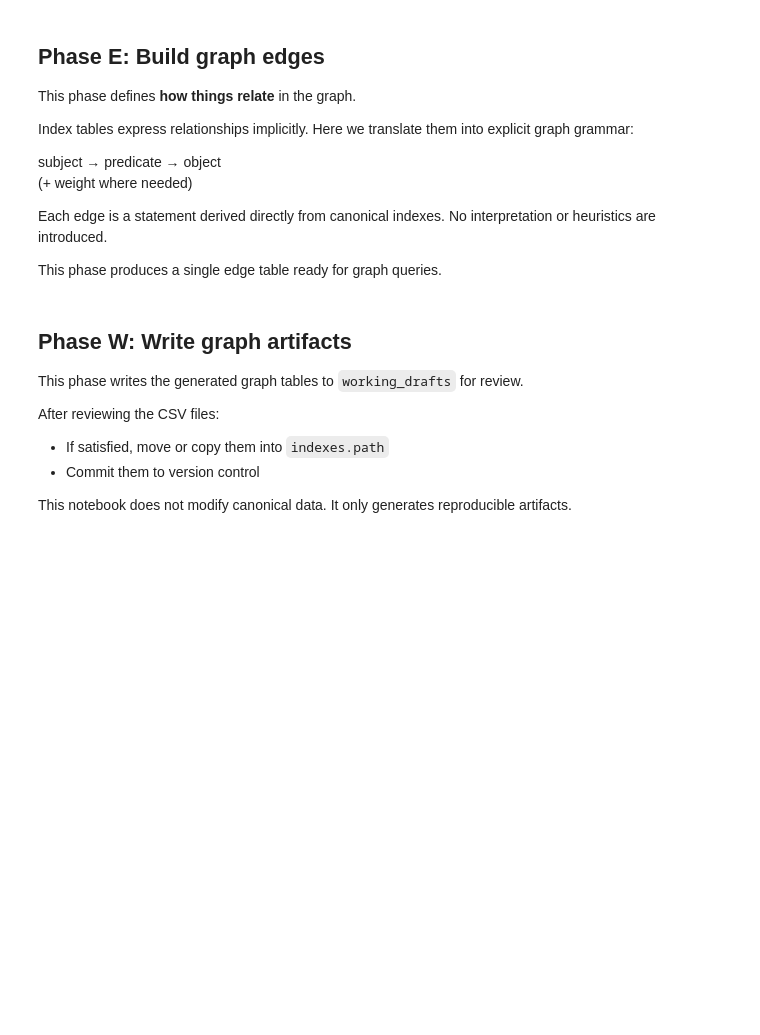
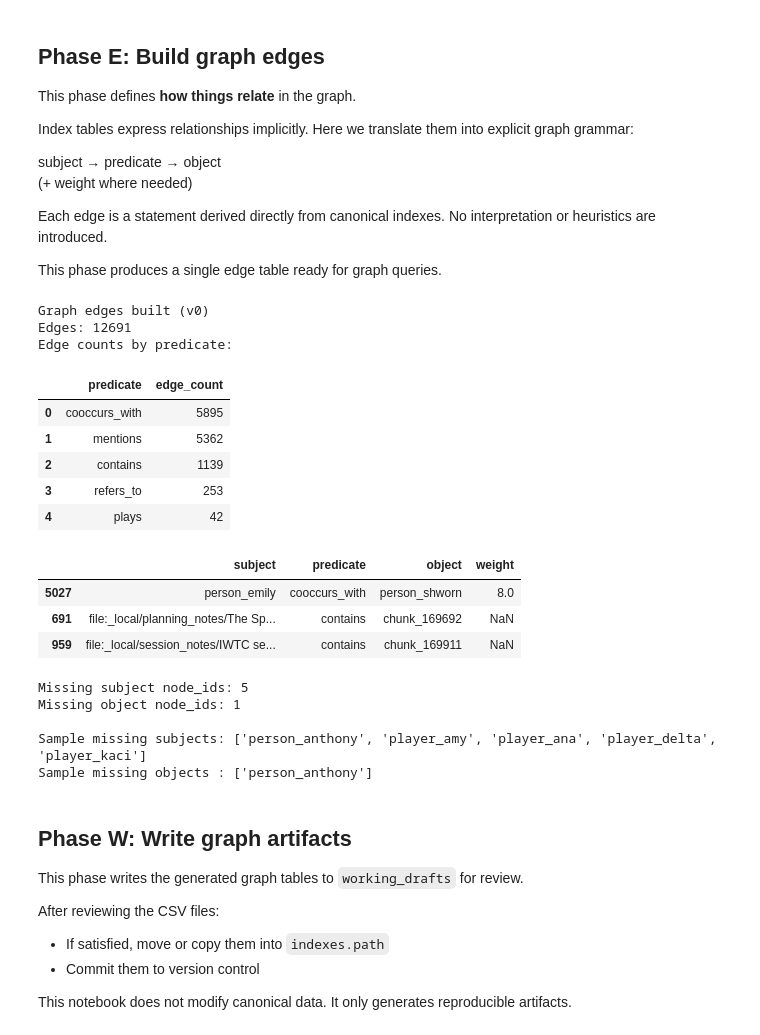
Before and after one commit to CharisSophia/iwtc-tools, a Jupyter notebook: notebooks/IWTC_Graph_Indexing.ipynb, the cells around one changed output. Cells and saved outputs as stored; diff of their text form; code cells hidden in the pictures; blank space fills up the shorter version.

```diff
--- a/notebooks/IWTC_Graph_Indexing.ipynb
+++ b/notebooks/IWTC_Graph_Indexing.ipynb
@@ -742,7 +806,10 @@ for _, r in DF_CHUNK_TO_ENTITIES.loc[:, ["chunk_id", "relpath", "matched_vocabs"
 
     # chunk mentions vocab (pipe-delimited)
     for v in (x.strip() for x in str(r["matched_vocabs"]).split("|")):
-        rows.append((chunk_node, "mentions", f"vocab:{v}", pd.NA))
+        if not v:
+            continue
+        rows.append((chunk_node, "mentions", f"vocab:{v.lower()}", pd.NA))
+
 
     # entity co-occurs with entity (within this chunk) -> "votes" (weight=1)
     # chunk_id + entity_ids => "<entity_id A> cooccurs_with <entity_id B>" (undirected via A < B)
@@ -824,33 +891,67 @@ for _, r in DF_CHUNK_TO_ENTITIES.loc[:, ["entity_ids"]].iterrows():
 # Aggregate and build the dataframe
 # -------------------------------------------------------------------
 DF_GRAPH_EDGES = (
     pd.DataFrame(rows, columns=["subject", "predicate", "object", "weight"])
       .groupby(["subject", "predicate", "object"], as_index=False)
       .agg(weight=("weight", lambda s: s.sum(min_count=1)))
       .sort_values(["predicate", "subject", "object"], ascending=[True, True, True])
       .reset_index(drop=True)
 )
 
 # -------------------------------------------------------------------
 # Sanity check
 # -------------------------------------------------------------------
 print("Graph edges built (v0)")
 print(f"Edges: {len(DF_GRAPH_EDGES)}")
 print("Edge counts by predicate:\n")
 
 display(
     DF_GRAPH_EDGES
         .groupby("predicate", as_index=False)
         .size()
         .rename(columns={"size": "edge_count"})
         .sort_values("edge_count", ascending=False)
         .reset_index(drop=True)
 )
 
 display(DF_GRAPH_EDGES.sample(3))
 
 # clean up locals
 del rows, r, chunk_node, file_node, v, entity_ids, i, j, subject, object_, entities
+# %% [output]
+Graph edges built (v0)
+Edges: 12691
+Edge counts by predicate:
+|  | predicate | edge_count |
+| 0 | cooccurs_with | 5895 |
+| 1 | mentions | 5362 |
+| 2 | contains | 1139 |
+| 3 | refers_to | 253 |
+| 4 | plays | 42 |
+|  | subject | predicate | object | weight |
+| 5027 | person_emily | cooccurs_with | person_shworn | 8.0 |
+| 691 | file:_local/planning_notes/The Sp... | contains | chunk_169692 | NaN |
+| 959 | file:_local/session_notes/IWTC se... | contains | chunk_169911 | NaN |
+# %%
+node_ids = set(DF_GRAPH_NODES["node_id"].astype(str))
+
+missing_subjects = sorted(set(DF_GRAPH_EDGES["subject"].astype(str)) - node_ids)
+missing_objects  = sorted(set(DF_GRAPH_EDGES["object"].astype(str)) - node_ids)
+
+print("Missing subject node_ids:", len(missing_subjects))
+print("Missing object node_ids:", len(missing_objects))
+
+# Show a few examples (these are the ones NetworkX will create as {} when edges are loaded)
+print("\nSample missing subjects:", missing_subjects[:25])
+print("Sample missing objects :", missing_objects[:25])
+
+del node_ids, missing_subjects, missing_objects
+# %% [output]
+Missing subject node_ids: 5
+Missing object node_ids: 1
+
+Sample missing subjects: ['person_anthony', 'player_amy', 'player_ana', 'player_delta', 'player_kaci']
+Sample missing objects : ['person_anthony']
 # %% [markdown]
 ## Phase W: Write graph artifacts
 
```
Also changed, not shown: parts of 6 cells of this notebook.
